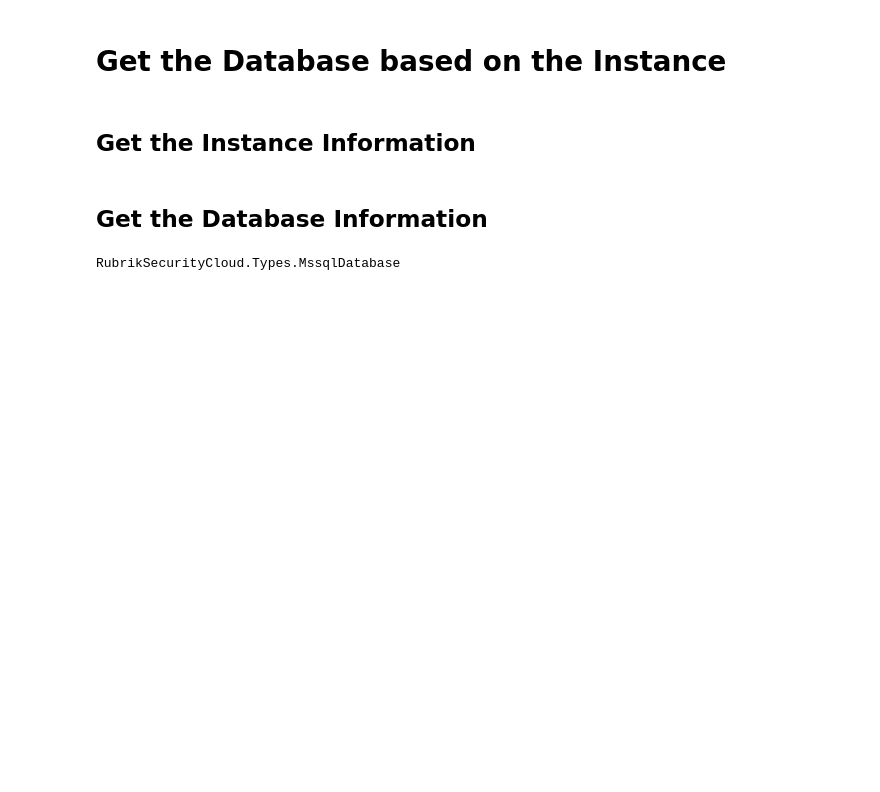
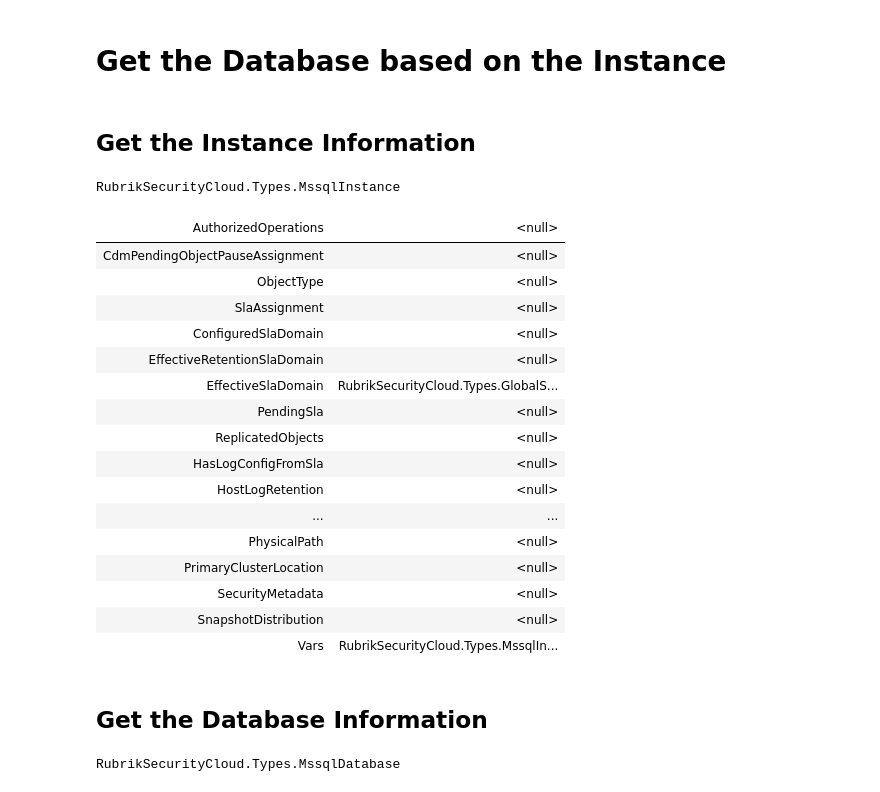
Before and after one commit to clumnah/Operationalize-MSSQL-Backups-With-Rubrik-Security-Cloud, a Jupyter notebook: content/New-RscMssqlSnapshot.ipynb, the cells around one changed output. Drawn from its saved outputs; the diff is of its cells as text; code cells hidden in the pictures; blank space fills up the shorter version.

```diff
--- a/content/New-RscMssqlSnapshot.ipynb
+++ b/content/New-RscMssqlSnapshot.ipynb
@@ -40,8 +60,27 @@ $RscCluster = Get-RscCluster -Name $ClusterName
 # %% [markdown]
 ## Get the Instance Information
 # %%
-$HostName = "rp-sql22ags-1a.perf.rubrik.com"
-$RscMssqlInstance = Get-RscMssqlInstance -RscCluster $RscCluster -HostName $HostName
+$RscMssqlInstance = Get-RscMssqlInstance -RscCluster $RscCluster -HostName $SourceHostName
+$RscMssqlInstance
+# %% [output]
+RubrikSecurityCloud.Types.MssqlInstance
+| AuthorizedOperations | <null> |
+| CdmPendingObjectPauseAssignment | <null> |
+| ObjectType | <null> |
+| SlaAssignment | <null> |
+| ConfiguredSlaDomain | <null> |
+| EffectiveRetentionSlaDomain | <null> |
+| EffectiveSlaDomain | RubrikSecurityCloud.Types.GlobalS... |
+| PendingSla | <null> |
+| ReplicatedObjects | <null> |
+| HasLogConfigFromSla | <null> |
+| HostLogRetention | <null> |
+| ... | ... |
+| PhysicalPath | <null> |
+| PrimaryClusterLocation | <null> |
+| SecurityMetadata | <null> |
+| SnapshotDistribution | <null> |
+| Vars | RubrikSecurityCloud.Types.MssqlIn... |
 # %% [markdown]
 ## Get the Database Information
 # %%
```
Also changed, not shown: parts of 7 cells of this notebook, 3 other files.
